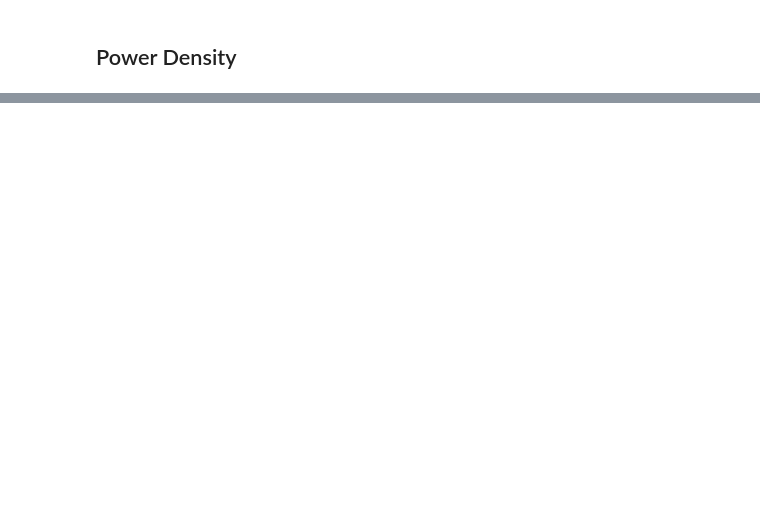
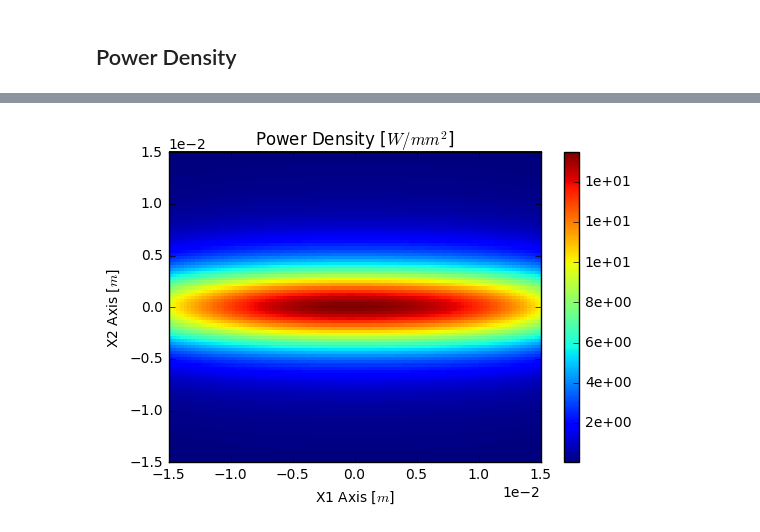
Before and after one commit to dhidas-bnl-gov/SRSOriginal, a Jupyter notebook: Examples/AllAbout_GPUAndThreads.ipynb, the cells around one changed output, grey strips where cells are left out. Cells and saved outputs as stored; diff of their text form; code cells hidden in the pictures; blank space fills up the shorter version.

```diff
--- a/Examples/AllAbout_GPUAndThreads.ipynb
+++ b/Examples/AllAbout_GPUAndThreads.ipynb
@@ -101,7 +136,13 @@ plot_power_density(power_density)
 # %%
 # Use the GPU
-power_density = osr.calculate_power_density_rectangle(plane='XY', width=[0.03, 0.03], npoints=[101, 101], translation=[0, 0, 30], gpu=1)
+power_density = osr.calculate_power_density_rectangle(plane='XY',
+                                                      width=[0.03, 0.03],
+                                                      npoints=[101, 101],
+                                                      translation=[0, 0, 30],
+                                                      gpu=1)
 plot_power_density(power_density)
+# %% [output]
+[figure, added]
 # %%
 # If you want to convert the notebook to HTML
 import os
```
Also changed, not shown: parts of 10 cells of this notebook, 8 other files.
